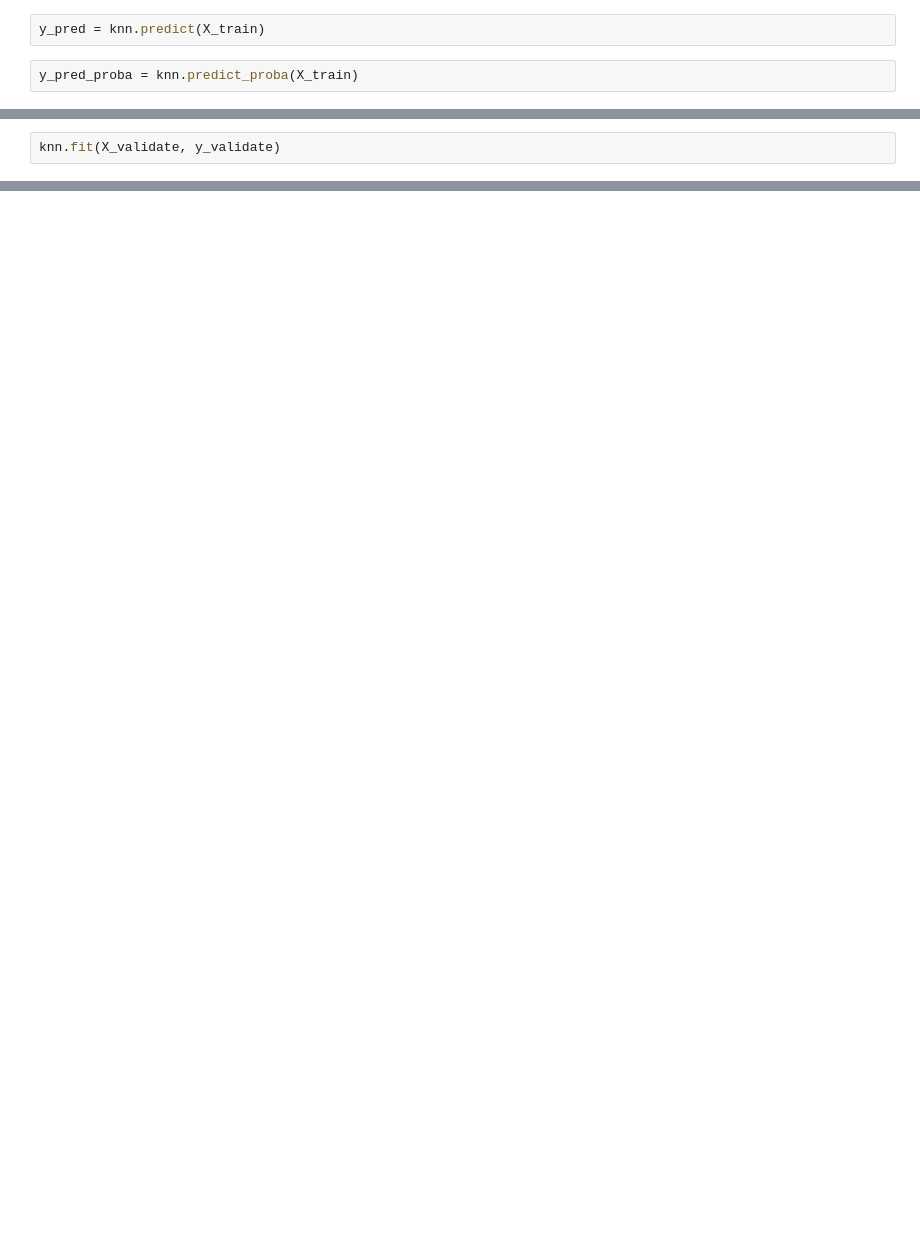
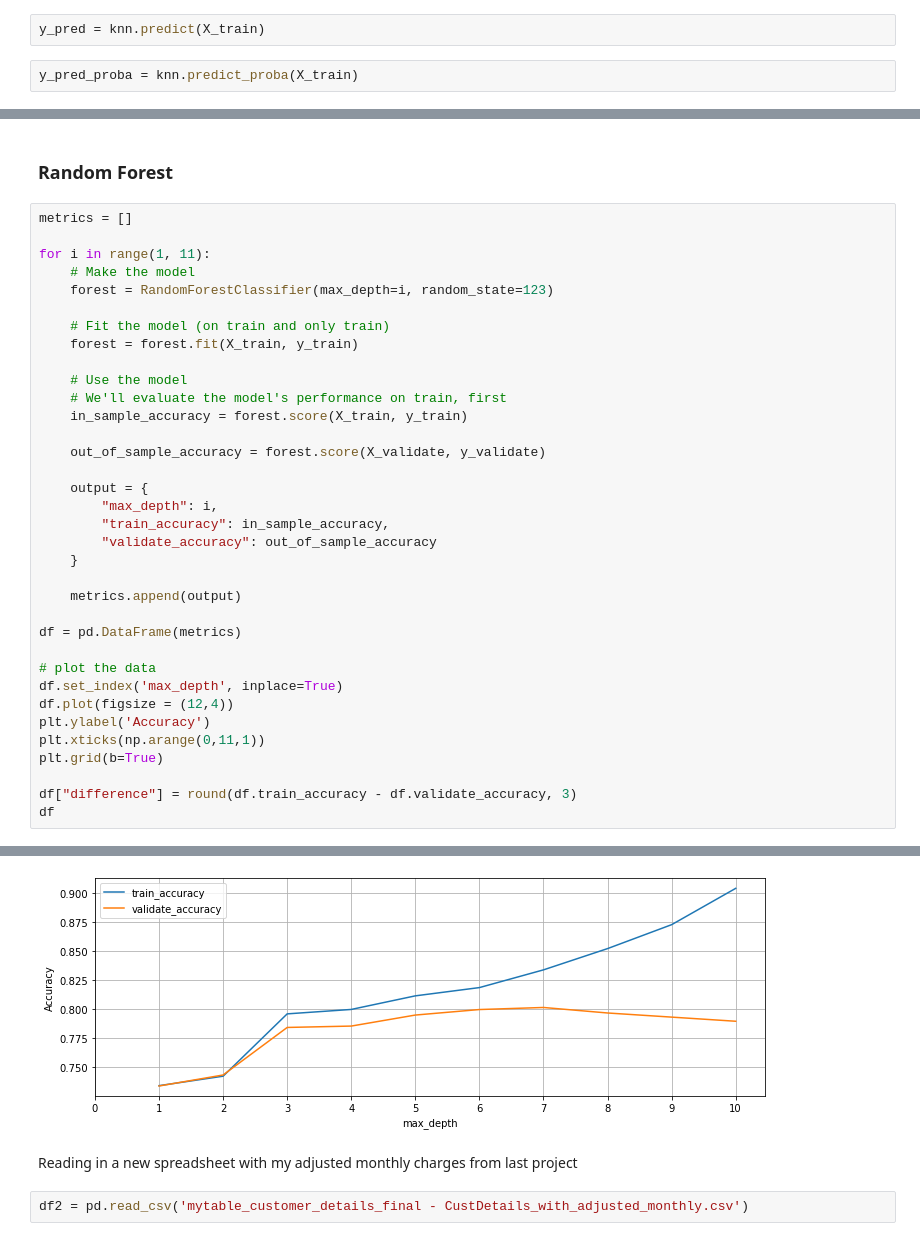
Before and after one commit to Joshua-C-Bryant/telco_churn_project, a Jupyter notebook: exploratory_workbook.ipynb, the cells around one changed output, grey strips where cells are left out. Drawn from its saved outputs; the diff is of its cells as text; blank space fills up the shorter version.

```diff
--- a/exploratory_workbook.ipynb
+++ b/exploratory_workbook.ipynb
@@ -346,5 +661,3 @@ print(classification_report(y_train, y_pred))
-# %%
-knn.fit(X_validate, y_validate)
 # %%
 print('Accuracy of KNN classifier on training set: {:.2f}'
      .format(knn.score(X_validate, y_validate)))
@@ -350,0 +776,38 @@ print('Accuracy of KNN classifier on training set: {:.2f}'
+# %% [markdown]
+### Random Forest
+# %%
+metrics = []
+
+for i in range(1, 11):
+    # Make the model
+    forest = RandomForestClassifier(max_depth=i, random_state=123)
+
+    # Fit the model (on train and only train)
+    forest = forest.fit(X_train, y_train)
+
+    # Use the model
+    # We'll evaluate the model's performance on train, first
+    in_sample_accuracy = forest.score(X_train, y_train)
+
+    out_of_sample_accuracy = forest.score(X_validate, y_validate)
+
+    output = {
+        "max_depth": i,
+        "train_accuracy": in_sample_accuracy,
+        "validate_accuracy": out_of_sample_accuracy
+    }
+
+    metrics.append(output)
+
+df = pd.DataFrame(metrics)
+
+# plot the data
+df.set_index('max_depth', inplace=True)
+df.plot(figsize = (12,4))
+plt.ylabel('Accuracy')
+plt.xticks(np.arange(0,11,1))
+plt.grid(b=True)
+
+df["difference"] = round(df.train_accuracy - df.validate_accuracy, 3)
+df
+# %% [output]
@@ -350,0 +826,5 @@ print('Accuracy of KNN classifier on training set: {:.2f}'
+[figure, added]
+# %% [markdown]
+Reading in a new spreadsheet with my adjusted monthly charges from last project
+# %%
+df2 = pd.read_csv('mytable_customer_details_final - CustDetails_with_adjusted_monthly.csv')
```
Also changed, not shown: parts of 63 cells of this notebook.
